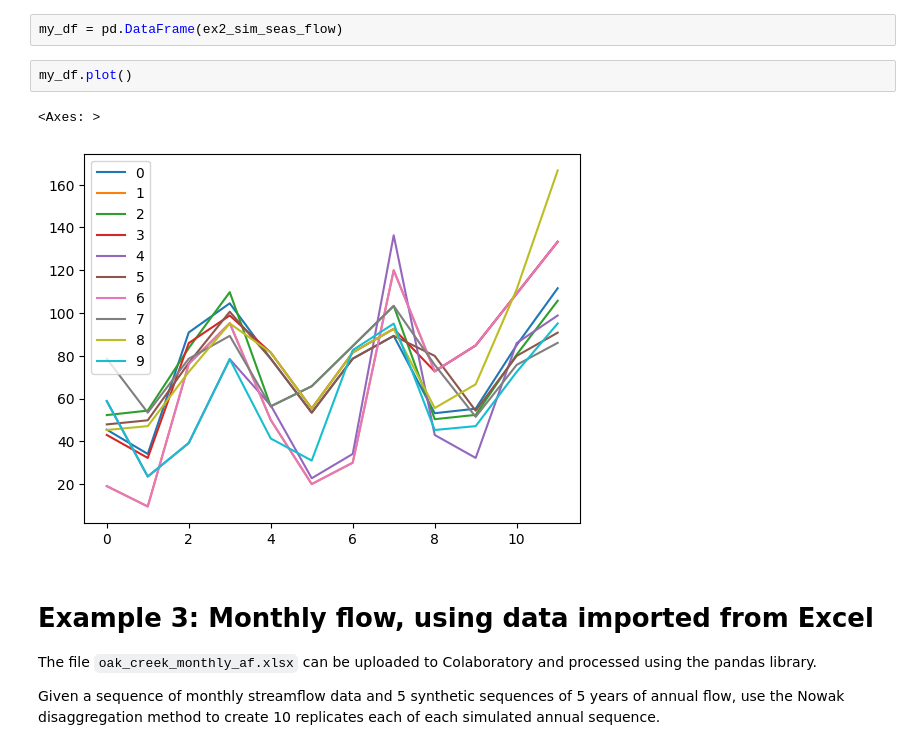
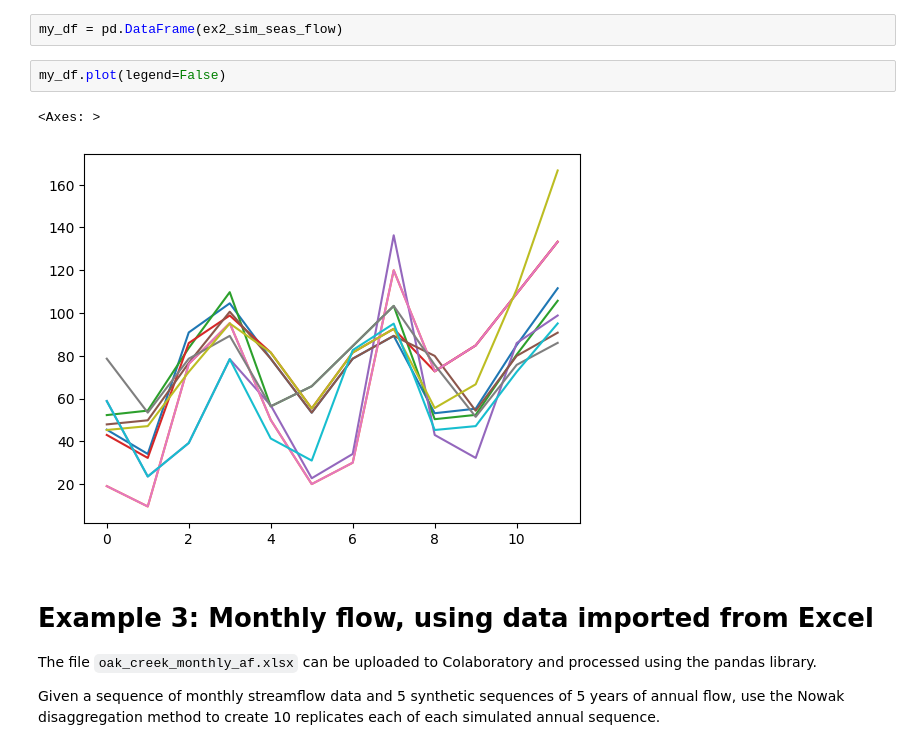
Before and after one commit to jrkasprzyk/CVEN5393, a Jupyter notebook: Colab Notebooks/streamflow_nowak_parasolpy.ipynb, the cells around one changed output. Drawn from its saved outputs; the diff is of its cells as text.

```diff
--- a/Colab Notebooks/streamflow_nowak_parasolpy.ipynb
+++ b/Colab Notebooks/streamflow_nowak_parasolpy.ipynb
@@ -124,10 +145,10 @@ Converting the results to a data frame provides some easy ways to analyze.
 # %%
 my_df = pd.DataFrame(ex2_sim_seas_flow)
 # %%
-my_df.plot()
+my_df.plot(legend=False)
 # %% [output]
 <Axes: >
-[figure, old version]
+[figure, new version]
 # %% [markdown]
 # Example 3: Monthly flow, using data imported from Excel
 
```
Also changed, not shown: parts of 2 cells of this notebook.
